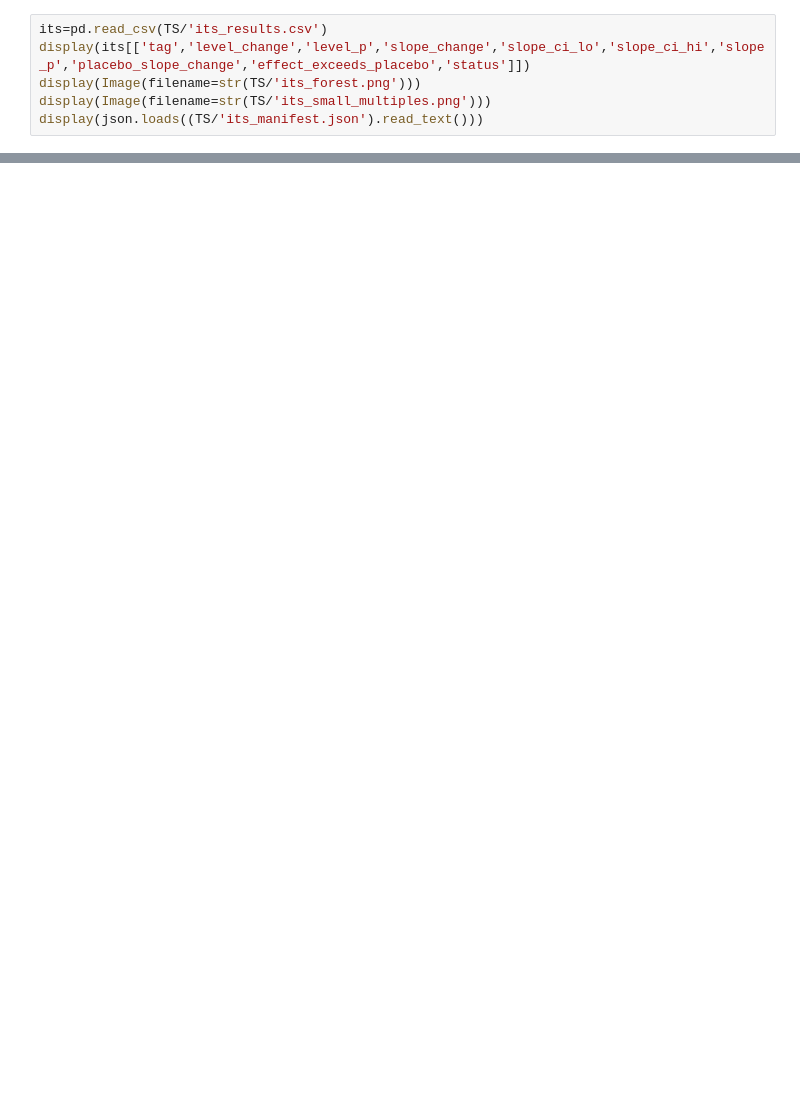
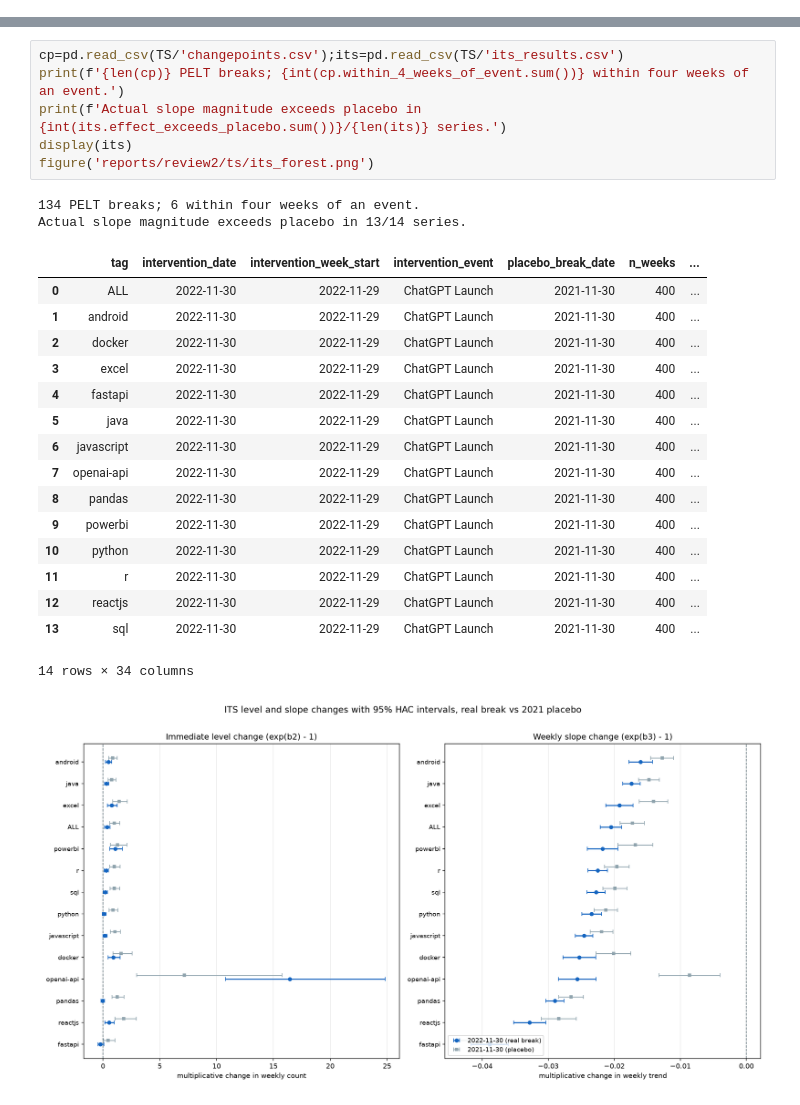
Before and after one commit to Abhinav-Gopalakrishnan/stackoverflow-ai-era, a Jupyter notebook: notebooks/07_timeseries.ipynb, the cells around one changed output, grey strips where cells are left out. Saved outputs shown, nothing was run; the diff lists cells and outputs as text; blank space fills up the shorter version.

```diff
--- a/notebooks/07_timeseries.ipynb
+++ b/notebooks/07_timeseries.ipynb
@@ -174,6 +0,0 @@ Segmented regression with Newey-West (HAC, lag 4) errors and Fourier seasonality
-# %%
-its=pd.read_csv(TS/'its_results.csv')
-display(its[['tag','level_change','level_p','slope_change','slope_ci_lo','slope_ci_hi','slope_p','placebo_slope_change','effect_exceeds_placebo','status']])
-display(Image(filename=str(TS/'its_forest.png')))
-display(Image(filename=str(TS/'its_small_multiples.png')))
-display(json.loads((TS/'its_manifest.json').read_text()))
@@ -444,0 +96,26 @@ The GRU and classifier what-if page are stretch items and are not represented as
+# %%
+cp=pd.read_csv(TS/'changepoints.csv');its=pd.read_csv(TS/'its_results.csv')
+print(f'{len(cp)} PELT breaks; {int(cp.within_4_weeks_of_event.sum())} within four weeks of an event.')
+print(f'Actual slope magnitude exceeds placebo in {int(its.effect_exceeds_placebo.sum())}/{len(its)} series.')
+display(its)
+figure('reports/review2/ts/its_forest.png')
+# %% [output]
+134 PELT breaks; 6 within four weeks of an event.
+Actual slope magnitude exceeds placebo in 13/14 series.
+|  | tag | intervention_date | intervention_week_start | intervention_event | placebo_break_date | n_weeks | ... |
+| 0 | ALL | 2022-11-30 | 2022-11-29 | ChatGPT Launch | 2021-11-30 | 400 | ... |
+| 1 | android | 2022-11-30 | 2022-11-29 | ChatGPT Launch | 2021-11-30 | 400 | ... |
+| 2 | docker | 2022-11-30 | 2022-11-29 | ChatGPT Launch | 2021-11-30 | 400 | ... |
+| 3 | excel | 2022-11-30 | 2022-11-29 | ChatGPT Launch | 2021-11-30 | 400 | ... |
+| 4 | fastapi | 2022-11-30 | 2022-11-29 | ChatGPT Launch | 2021-11-30 | 400 | ... |
+| 5 | java | 2022-11-30 | 2022-11-29 | ChatGPT Launch | 2021-11-30 | 400 | ... |
+| 6 | javascript | 2022-11-30 | 2022-11-29 | ChatGPT Launch | 2021-11-30 | 400 | ... |
+| 7 | openai-api | 2022-11-30 | 2022-11-29 | ChatGPT Launch | 2021-11-30 | 400 | ... |
+| 8 | pandas | 2022-11-30 | 2022-11-29 | ChatGPT Launch | 2021-11-30 | 400 | ... |
+| 9 | powerbi | 2022-11-30 | 2022-11-29 | ChatGPT Launch | 2021-11-30 | 400 | ... |
+| 10 | python | 2022-11-30 | 2022-11-29 | ChatGPT Launch | 2021-11-30 | 400 | ... |
+| 11 | r | 2022-11-30 | 2022-11-29 | ChatGPT Launch | 2021-11-30 | 400 | ... |
+| 12 | reactjs | 2022-11-30 | 2022-11-29 | ChatGPT Launch | 2021-11-30 | 400 | ... |
+| 13 | sql | 2022-11-30 | 2022-11-29 | ChatGPT Launch | 2021-11-30 | 400 | ... |
+14 rows × 34 columns
+[figure, added]
```
Also changed, not shown: parts of 42 cells of this notebook, 7 other files.
